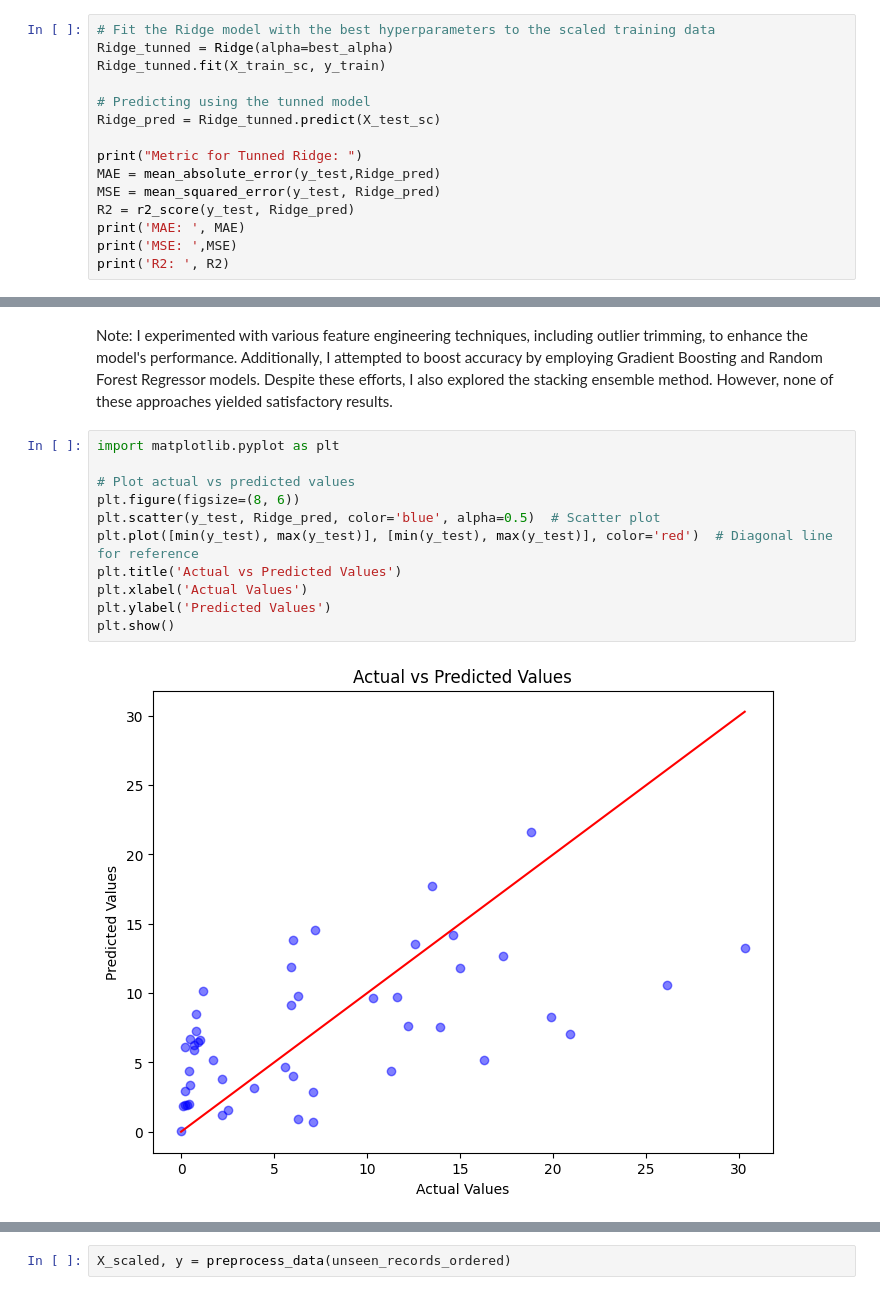
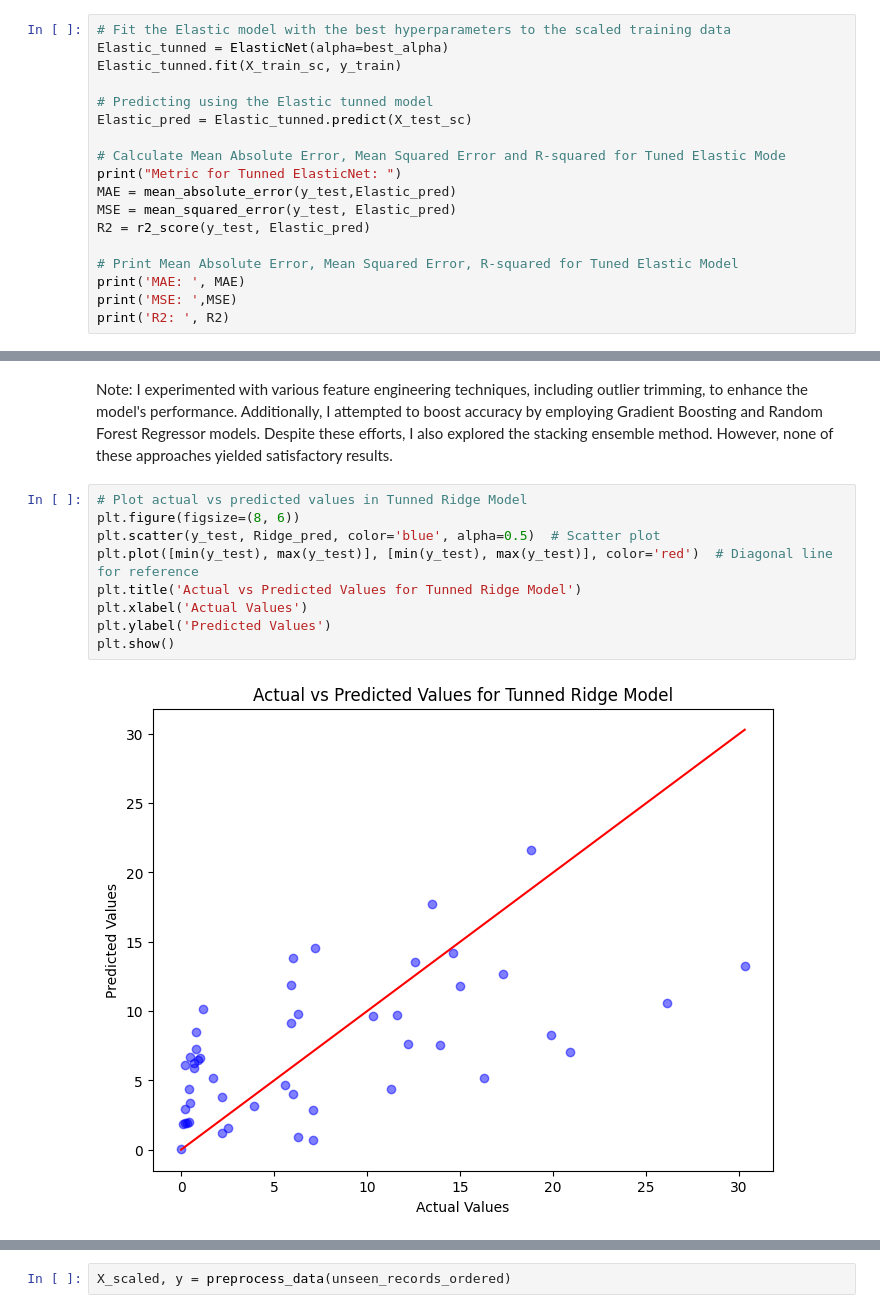
Before and after one commit to cecjat/Algerian-Forest-Fire, a Jupyter notebook: Main File.ipynb, the cells around one changed output, grey strips where cells are left out. Drawn from its saved outputs; the diff is of its cells as text.

```diff
--- a/Main File.ipynb
+++ b/Main File.ipynb
@@ -210,15 +288,18 @@ Best Alpha for training: 3.4398521115218395
 # %%
-# Fit the Ridge model with the best hyperparameters to the scaled training data
-Ridge_tunned = Ridge(alpha=best_alpha)
-Ridge_tunned.fit(X_train_sc, y_train)
+# Fit the Elastic model with the best hyperparameters to the scaled training data
+Elastic_tunned = ElasticNet(alpha=best_alpha)
+Elastic_tunned.fit(X_train_sc, y_train)
 
-# Predicting using the tunned model
-Ridge_pred = Ridge_tunned.predict(X_test_sc)
+# Predicting using the Elastic tunned model
+Elastic_pred = Elastic_tunned.predict(X_test_sc)
 
-print("Metric for Tunned Ridge: ")
-MAE = mean_absolute_error(y_test,Ridge_pred)
-MSE = mean_squared_error(y_test, Ridge_pred)
-R2 = r2_score(y_test, Ridge_pred)
+# Calculate Mean Absolute Error, Mean Squared Error and R-squared for Tuned Elastic Mode
+print("Metric for Tunned ElasticNet: ")
+MAE = mean_absolute_error(y_test,Elastic_pred)
+MSE = mean_squared_error(y_test, Elastic_pred)
+R2 = r2_score(y_test, Elastic_pred)
+
+# Print Mean Absolute Error, Mean Squared Error, R-squared for Tuned Elastic Model
 print('MAE: ', MAE)
 print('MSE: ',MSE)
 print('R2: ', R2)
@@ -305,15 +313,13 @@ The three models exhibit a moderate level of predictive capability, explaining a
 # %% [markdown]
 Note: I experimented with various feature engineering techniques, including outlier trimming, to enhance the model's performance. Additionally, I attempted to boost accuracy by employing Gradient Boosting and Random Forest Regressor models. Despite these efforts, I also explored the stacking ensemble method. However, none of these approaches yielded satisfactory results.
 # %%
-import matplotlib.pyplot as plt
-
-# Plot actual vs predicted values
+# Plot actual vs predicted values in Tunned Ridge Model
 plt.figure(figsize=(8, 6))
 plt.scatter(y_test, Ridge_pred, color='blue', alpha=0.5)  # Scatter plot
 plt.plot([min(y_test), max(y_test)], [min(y_test), max(y_test)], color='red')  # Diagonal line for reference
-plt.title('Actual vs Predicted Values')
+plt.title('Actual vs Predicted Values for Tunned Ridge Model')
 plt.xlabel('Actual Values')
 plt.ylabel('Predicted Values')
 plt.show()
 # %% [output]
-[figure, old version]
+[figure, new version]
```
Also changed, not shown: parts of 61 cells of this notebook.
